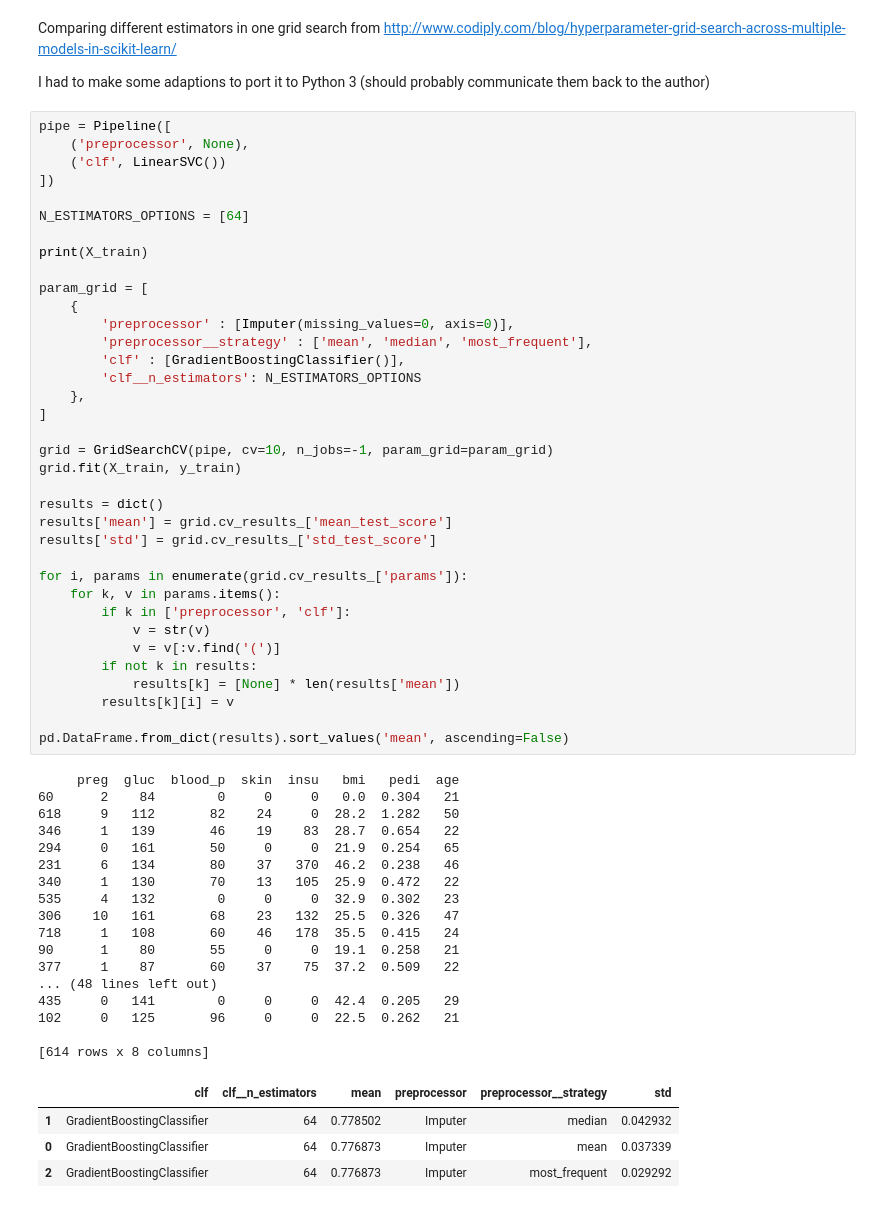
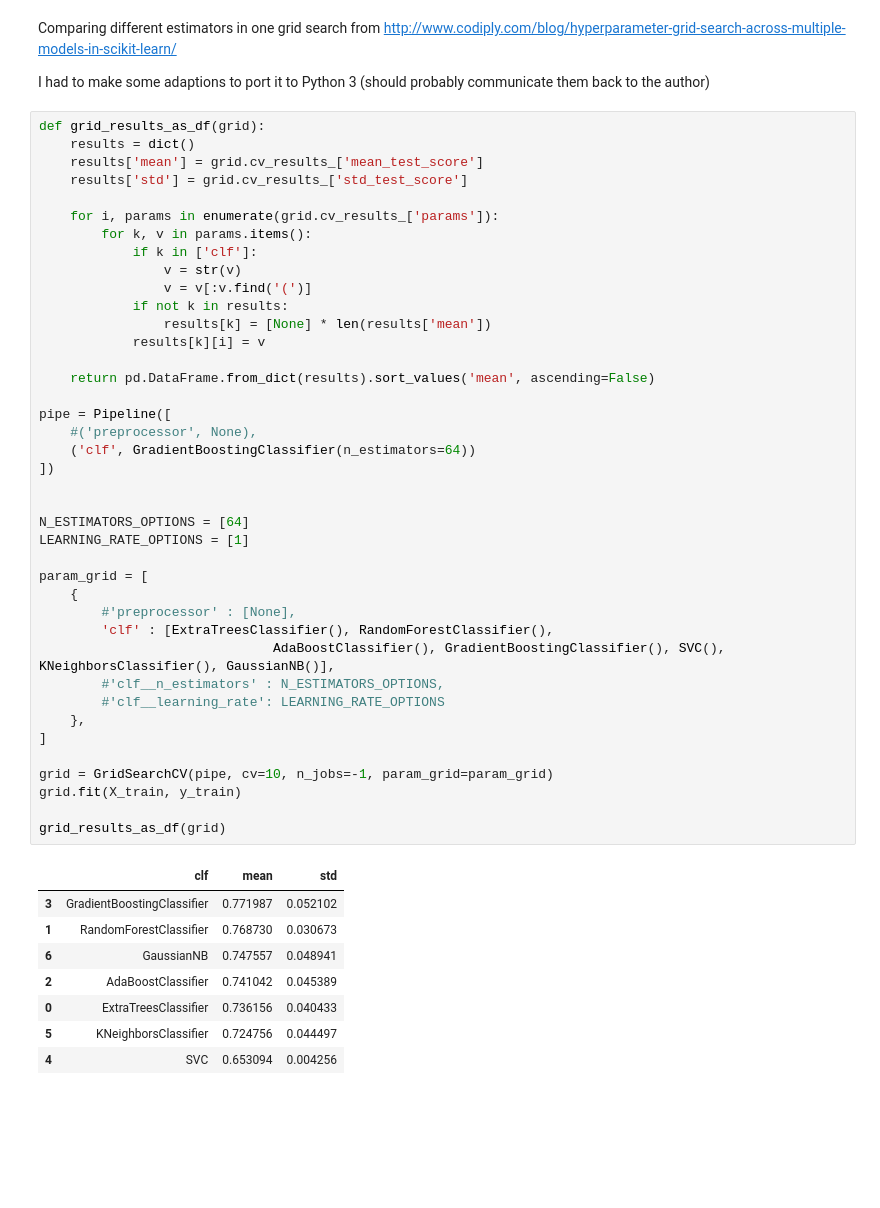
Before and after one commit to creiser/diabetes-classification, a Jupyter notebook: diabetes-classification.ipynb, the cells around one changed output. Drawn from its saved outputs; the diff is of its cells as text; blank space fills up the shorter version.

```diff
--- a/diabetes-classification.ipynb
+++ b/diabetes-classification.ipynb
@@ -144,60 +146,51 @@ Comparing different estimators in one grid search from http://www.codiply.com/bl
 
 I had to make some adaptions to port it to Python 3 (should probably communicate them back to the author)
 # %%
+def grid_results_as_df(grid):
+    results = dict()
+    results['mean'] = grid.cv_results_['mean_test_score']
+    results['std'] = grid.cv_results_['std_test_score']
+
+    for i, params in enumerate(grid.cv_results_['params']):
+        for k, v in params.items():
+            if k in ['clf']:
+                v = str(v)
+                v = v[:v.find('(')]
+            if not k in results:
+                results[k] = [None] * len(results['mean'])
+            results[k][i] = v
+
+    return pd.DataFrame.from_dict(results).sort_values('mean', ascending=False)
+
 pipe = Pipeline([
-    ('preprocessor', None),
-    ('clf', LinearSVC())
+    #('preprocessor', None),
+    ('clf', GradientBoostingClassifier(n_estimators=64))
 ])
 
+
 N_ESTIMATORS_OPTIONS = [64]
-
-print(X_train)
+LEARNING_RATE_OPTIONS = [1]
 
 param_grid = [
     {
-        'preprocessor' : [Imputer(missing_values=0, axis=0)],
-        'preprocessor__strategy' : ['mean', 'median', 'most_frequent'],
-        'clf' : [GradientBoostingClassifier()],
-        'clf__n_estimators': N_ESTIMATORS_OPTIONS
+        #'preprocessor' : [None],
+        'clf' : [ExtraTreesClassifier(), RandomForestClassifier(),
+                              AdaBoostClassifier(), GradientBoostingClassifier(), SVC(), KNeighborsClassifier(), GaussianNB()],
+        #'clf__n_estimators' : N_ESTIMATORS_OPTIONS,
+        #'clf__learning_rate': LEARNING_RATE_OPTIONS
     },
 ]
 
 grid = GridSearchCV(pipe, cv=10, n_jobs=-1, param_grid=param_grid)
 grid.fit(X_train, y_train)
 
-results = dict()
-results['mean'] = grid.cv_results_['mean_test_score']
-results['std'] = grid.cv_results_['std_test_score']
-
-for i, params in enumerate(grid.cv_results_['params']):
-    for k, v in params.items():
-        if k in ['preprocessor', 'clf']:
-            v = str(v)
-            v = v[:v.find('(')]
-        if not k in results:
-            results[k] = [None] * len(results['mean'])
-        results[k][i] = v
-
-pd.DataFrame.from_dict(results).sort_values('mean', ascending=False)
+grid_results_as_df(grid)
 # %% [output]
-     preg  gluc  blood_p  skin  insu   bmi   pedi  age
-60      2    84        0     0     0   0.0  0.304   21
-618     9   112       82    24     0  28.2  1.282   50
-346     1   139       46    19    83  28.7  0.654   22
-294     0   161       50     0     0  21.9  0.254   65
-231     6   134       80    37   370  46.2  0.238   46
-340     1   130       70    13   105  25.9  0.472   22
-535     4   132        0     0     0  32.9  0.302   23
-306    10   161       68    23   132  25.5  0.326   47
-718     1   108       60    46   178  35.5  0.415   24
-90      1    80       55     0     0  19.1  0.258   21
-377     1    87       60    37    75  37.2  0.509   22
-... (48 lines left out)
-435     0   141        0     0     0  42.4  0.205   29
-102     0   125       96     0     0  22.5  0.262   21
-
-[614 rows x 8 columns]
-|  | clf | clf__n_estimators | mean | preprocessor | preprocessor__strategy | std |
-| 1 | GradientBoostingClassifier | 64 | 0.778502 | Imputer | median | 0.042932 |
-| 0 | GradientBoostingClassifier | 64 | 0.776873 | Imputer | mean | 0.037339 |
-| 2 | GradientBoostingClassifier | 64 | 0.776873 | Imputer | most_frequent | 0.029292 |
+|  | clf | mean | std |
+| 3 | GradientBoostingClassifier | 0.771987 | 0.052102 |
+| 1 | RandomForestClassifier | 0.768730 | 0.030673 |
+| 6 | GaussianNB | 0.747557 | 0.048941 |
+| 2 | AdaBoostClassifier | 0.741042 | 0.045389 |
+| 0 | ExtraTreesClassifier | 0.736156 | 0.040433 |
+| 5 | KNeighborsClassifier | 0.724756 | 0.044497 |
+| 4 | SVC | 0.653094 | 0.004256 |
```
Also changed, not shown: parts of 8 cells of this notebook.
